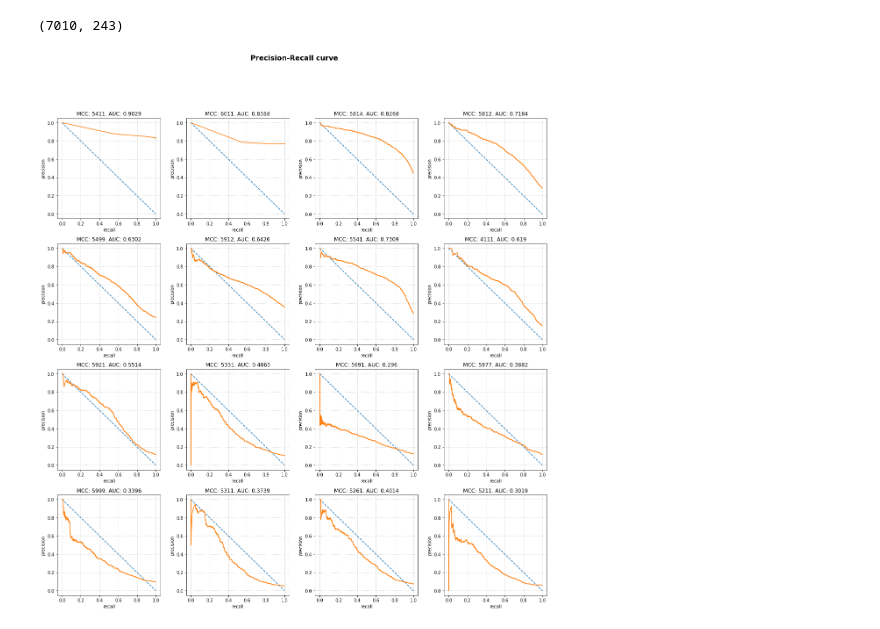
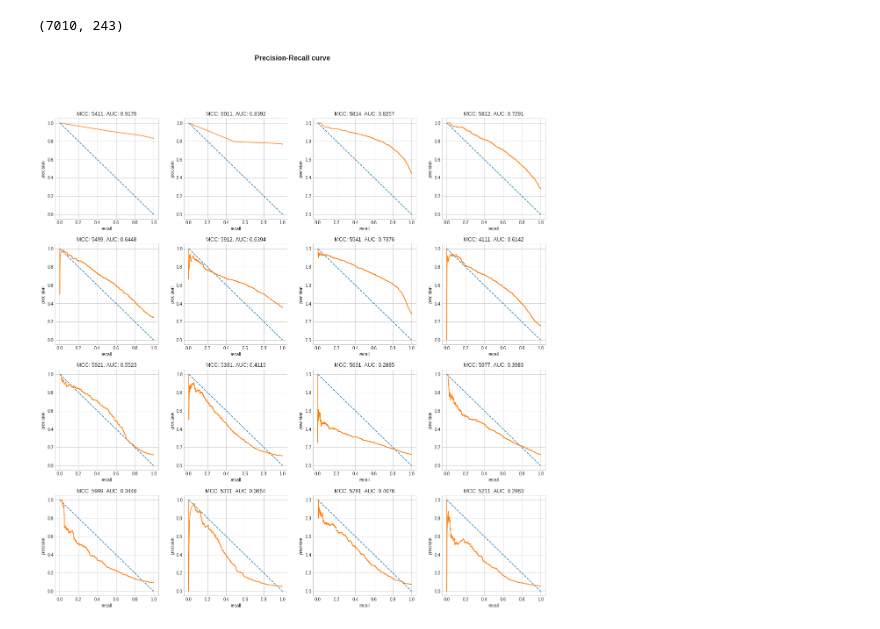
Before and after one commit to ylytkin/next-basket-prediction, a Jupyter notebook: reports/report.ipynb, the cells around one changed output. Saved outputs shown, nothing was run; the diff lists cells and outputs as text; code cells hidden in the pictures.

```diff
--- a/reports/report.ipynb
+++ b/reports/report.ipynb
@@ -96,3 +109,0 @@ def get_bow_vector(mccs: list) -> np.ndarray:
-# %%
-data['vector'] = data['mccs'].apply(get_bow_vector)
-data.head()
@@ -123,0 +112,15 @@ def get_data(months: list):
+# %%
+values = np.zeros((n_customers, n_months, n_mccs))
+
+for _, row in tqdm(data.iterrows(), total=data.shape[0]):
+    customer = row['customer_id']
+    mccs_ = row['mccs']
+    month = row['transaction_month']
+
+    cid = customer2id[customer]
+    mid = month2id[month]
+
+    for mcc in mccs_:
+        mccid = mcc2id[mcc]
+
+        values[cid, mid, mccid] += 1
@@ -124,3 +131,16 @@ def get_data(months: list):
+# %%
+def get_data(months: list) -> tuple:
+    month_ids = [month2id[month] for month in months]
+
+    x = []
+    y = []
+
+    for row in values[:, month_ids, :]:
+        if (row.sum(axis=1) > 0).all():  # at least one transaction each month
+            x.append(row[:-1, :])
+            y.append(row[-1, :])
+
+    return x, y
 # %%
 n_months = 5
 
@@ -167,7 +175,7 @@ months: [5, 6, 7, 8, 9]
 # %%
 model = tf.keras.models.Sequential([
     tf.keras.layers.InputLayer(input_shape=x_train[0].shape),
-    tf.keras.layers.LSTM(256),
+    tf.keras.layers.LSTM(128),
     tf.keras.layers.Dense(128, activation='relu'),
     tf.keras.layers.Dense(n_mccs, activation='sigmoid'),
 ])
@@ -209,26 +217,25 @@ y_pred.shape
 # %%
 fig, axes = plt.subplots(nrows=4, ncols=4)
 plt.subplots_adjust(wspace=0.25, hspace=0.25)
 fig.set_size_inches(20, 20)
 axes = axes.flatten()
 
 fig.suptitle('Precision-Recall curve', fontsize=16, fontweight='bold')
 
 for mid, ax in zip(y_test.sum(axis=0).argsort()[::-1], axes):
     mcc = mccs[mid]
 
     x, y, _ = precision_recall_curve(y_test[:, mid] > 0, y_pred[:, mid])
     score = auc(y, x)
 
     ax.plot([0, 1], [1, 0], ls='dashed')
     ax.plot(y, x)
 
     ax.set_title(f'MCC: {mcc}. AUC: {round(score, 4)}')
     ax.set_xlabel('recall')
     ax.set_ylabel('precision')
-    ax.grid(linestyle='dotted')
 # %% [output]
-[figure, old version]
+[figure, new version]
 # %%
 def get_top5_mccs(probas: np.ndarray) -> set:
     top5_ids = probas.argsort()[-5:]
```
Also changed, not shown: parts of 16 cells of this notebook, 4 other files.
